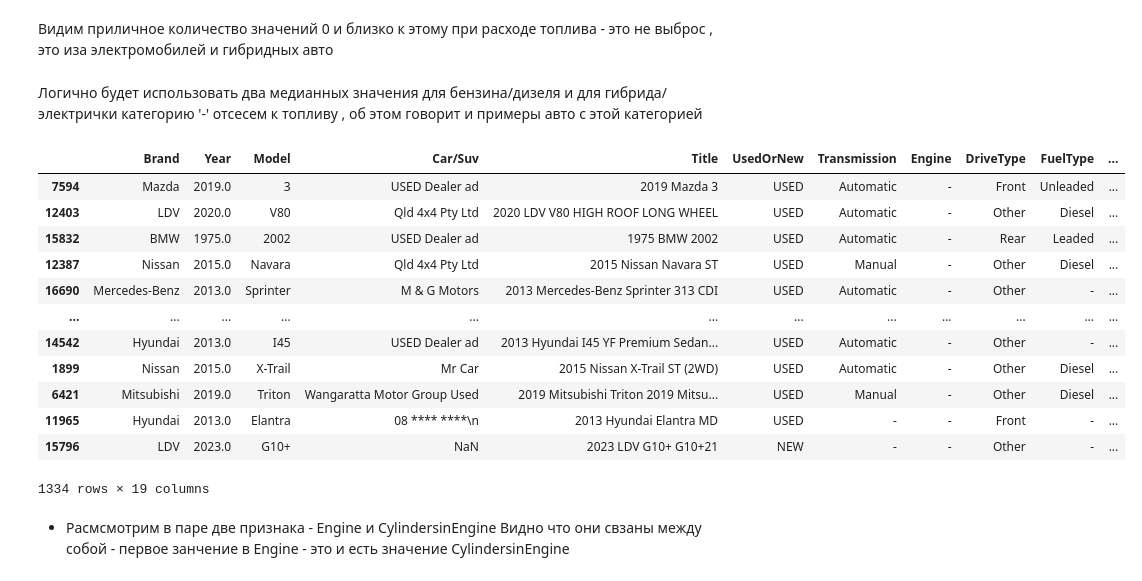
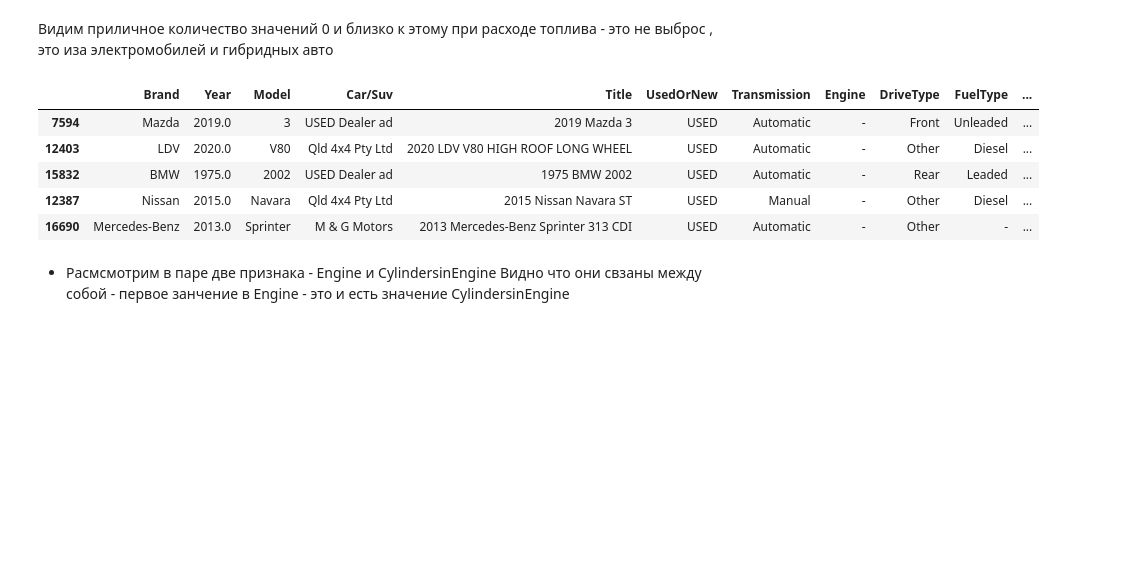
Before and after one commit to dmitryburn/workshop3, a Jupyter notebook: code/Car_price.ipynb, the cells around one changed output. Saved outputs shown, nothing was run; the diff lists cells and outputs as text; code cells hidden in the pictures; blank space fills up the shorter version.

```diff
--- a/code/Car_price.ipynb
+++ b/code/Car_price.ipynb
@@ -149,10 +158,11 @@ df[df.isna().sum(axis=1) > 0].shape[0]
 # %%
 RANDOM_STATE = 42
 # %%
-train_df, test_df = train_test_split(df, test_size=0.2, random_state=RANDOM_STATE)
+df_train, df_test = train_test_split(df, test_size=0.2, random_state=RANDOM_STATE)
 # %% [markdown]
 - Рассмотрим переменную Brand. Еще раз проверим на наличие пропущенных значений.
 # %%
+train_df = df_train.copy()
 train_df.Brand.isna().any()
 # %% [output]
 False
@@ -511,25 +520,15 @@ train_df.FuelConsumption.isna().sum()
 1334
 # %% [markdown]
 Видим приличное количество значений 0 и близко к этому при расходе топлива - это не выброс , это иза электромобилей и гибридных авто
-# %% [markdown]
-Логично будет использовать два медианных значения для бензина/дизеля и для гибрида/электрички
-категорию '-' отсесем к топливу , об этом говорит и примеры авто с этой категорией
 # %%
-train_df[train_df.FuelConsumption.isna()]
+train_df[train_df.FuelConsumption.isna()].head()
 # %% [output]
 |  | Brand | Year | Model | Car/Suv | Title | UsedOrNew | Transmission | Engine | DriveType | FuelType | ... |
 | 7594 | Mazda | 2019.0 | 3 | USED Dealer ad | 2019 Mazda 3 | USED | Automatic | - | Front | Unleaded | ... |
 | 12403 | LDV | 2020.0 | V80 | Qld 4x4 Pty Ltd | 2020 LDV V80 HIGH ROOF LONG WHEEL | USED | Automatic | - | Other | Diesel | ... |
 | 15832 | BMW | 1975.0 | 2002 | USED Dealer ad | 1975 BMW 2002 | USED | Automatic | - | Rear | Leaded | ... |
 | 12387 | Nissan | 2015.0 | Navara | Qld 4x4 Pty Ltd | 2015 Nissan Navara ST | USED | Manual | - | Other | Diesel | ... |
 | 16690 | Mercedes-Benz | 2013.0 | Sprinter | M & G Motors | 2013 Mercedes-Benz Sprinter 313 CDI | USED | Automatic | - | Other | - | ... |
-| ... | ... | ... | ... | ... | ... | ... | ... | ... | ... | ... | ... |
-| 14542 | Hyundai | 2013.0 | I45 | USED Dealer ad | 2013 Hyundai I45 YF Premium Sedan... | USED | Automatic | - | Other | - | ... |
-| 1899 | Nissan | 2015.0 | X-Trail | Mr Car | 2015 Nissan X-Trail ST (2WD) | USED | Automatic | - | Other | Diesel | ... |
-| 6421 | Mitsubishi | 2019.0 | Triton | Wangaratta Motor Group Used | 2019 Mitsubishi Triton 2019 Mitsu... | USED | Manual | - | Other | Diesel | ... |
-| 11965 | Hyundai | 2013.0 | Elantra | 08 **** ****\n | 2013 Hyundai Elantra MD | USED | - | - | Front | - | ... |
-| 15796 | LDV | 2023.0 | G10+ | NaN | 2023 LDV G10+ G10+21 | NEW | - | - | Other | - | ... |
-1334 rows × 19 columns
 # %% [markdown]
 - Расмсмотрим в паре две признака - Engine и CylindersinEngine
 Видно что они свзаны  между собой - первое занчение в Engine - это и есть значение CylindersinEngine
```
Also changed, not shown: parts of 37 cells of this notebook.
